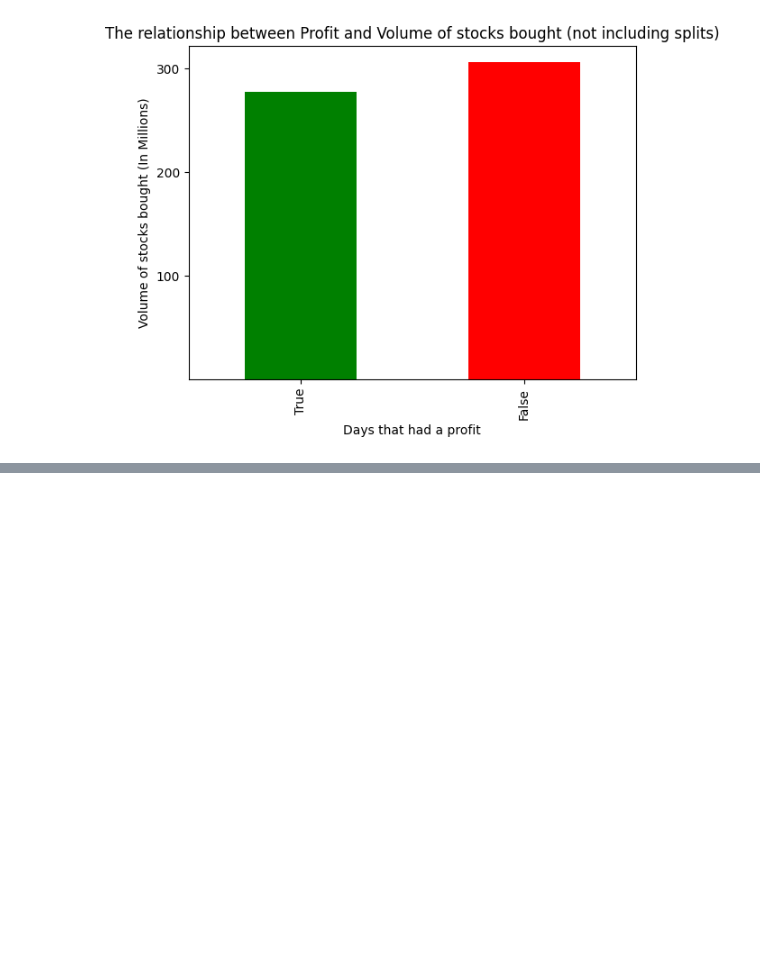
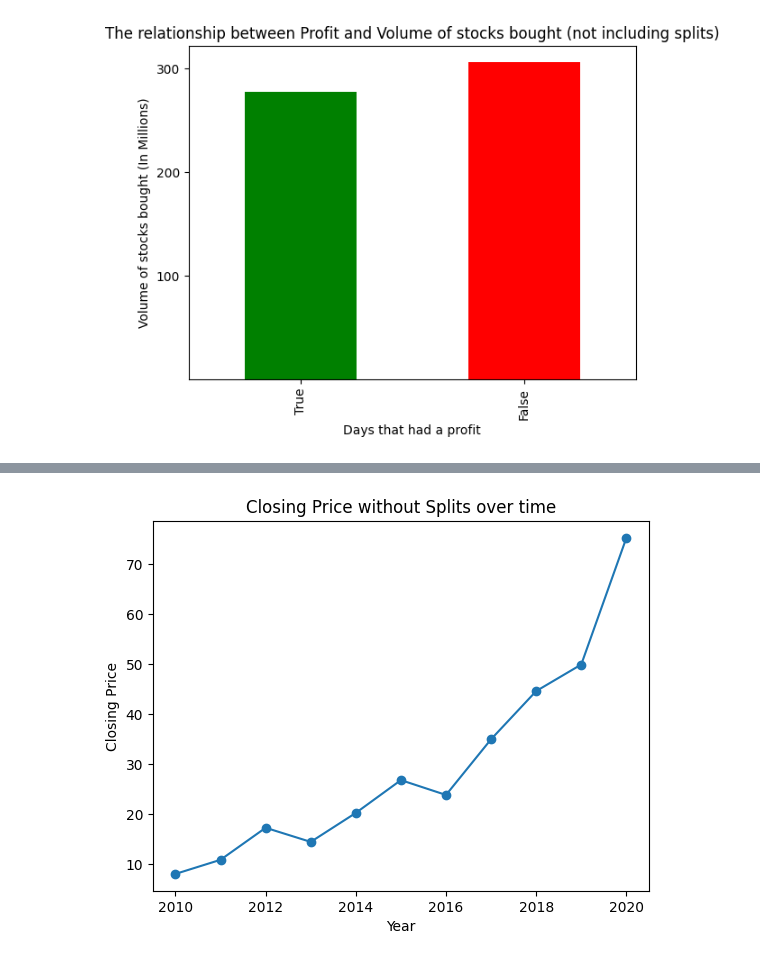
Before and after one commit to omal0/CS577-AppleStock, a Jupyter notebook: Assignments/ProjectPhase2.ipynb, the cells around one changed output, grey strips where cells are left out. Saved outputs shown, nothing was run; the diff lists cells and outputs as text; code cells hidden in the pictures; blank space fills up the shorter version.

```diff
--- a/Assignments/ProjectPhase2.ipynb
+++ b/Assignments/ProjectPhase2.ipynb
@@ -172,0 +186,11 @@ plt.show()
+# %%
+#4. Trend or Top-N Comparison
+#How is the average closing price without splits differ among different years
+merged.groupby(merged["Date"].dt.year)['Close_NoSplits'].mean().plot(kind="line",marker='o')
+
+plt.title("Closing Price without Splits over time")
+plt.xlabel("Year")
+plt.ylabel("Closing Price")
+plt.show()
+# %% [output]
+[figure, added]
```
Also changed, not shown: parts of 1 cell of this notebook.
